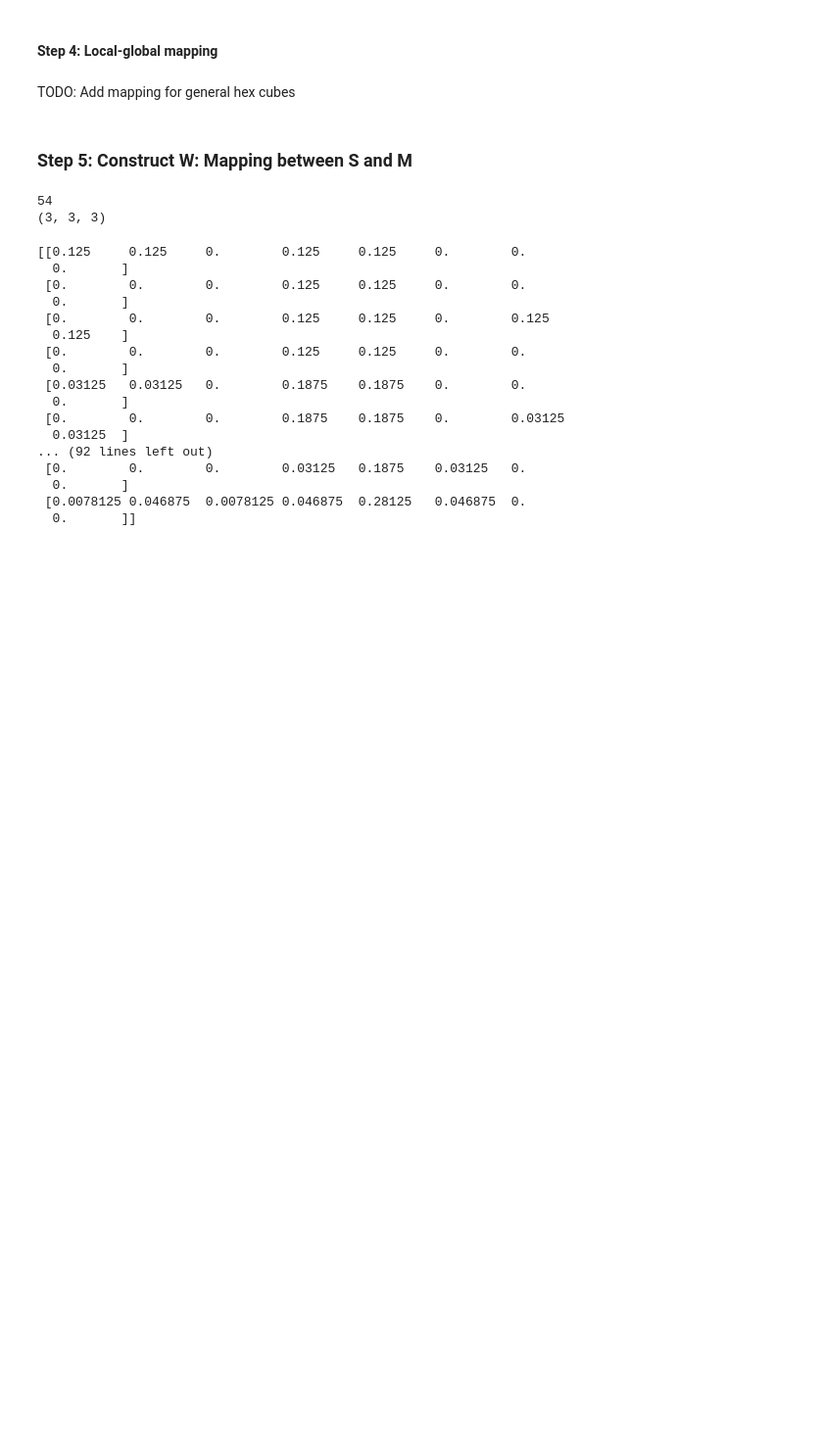
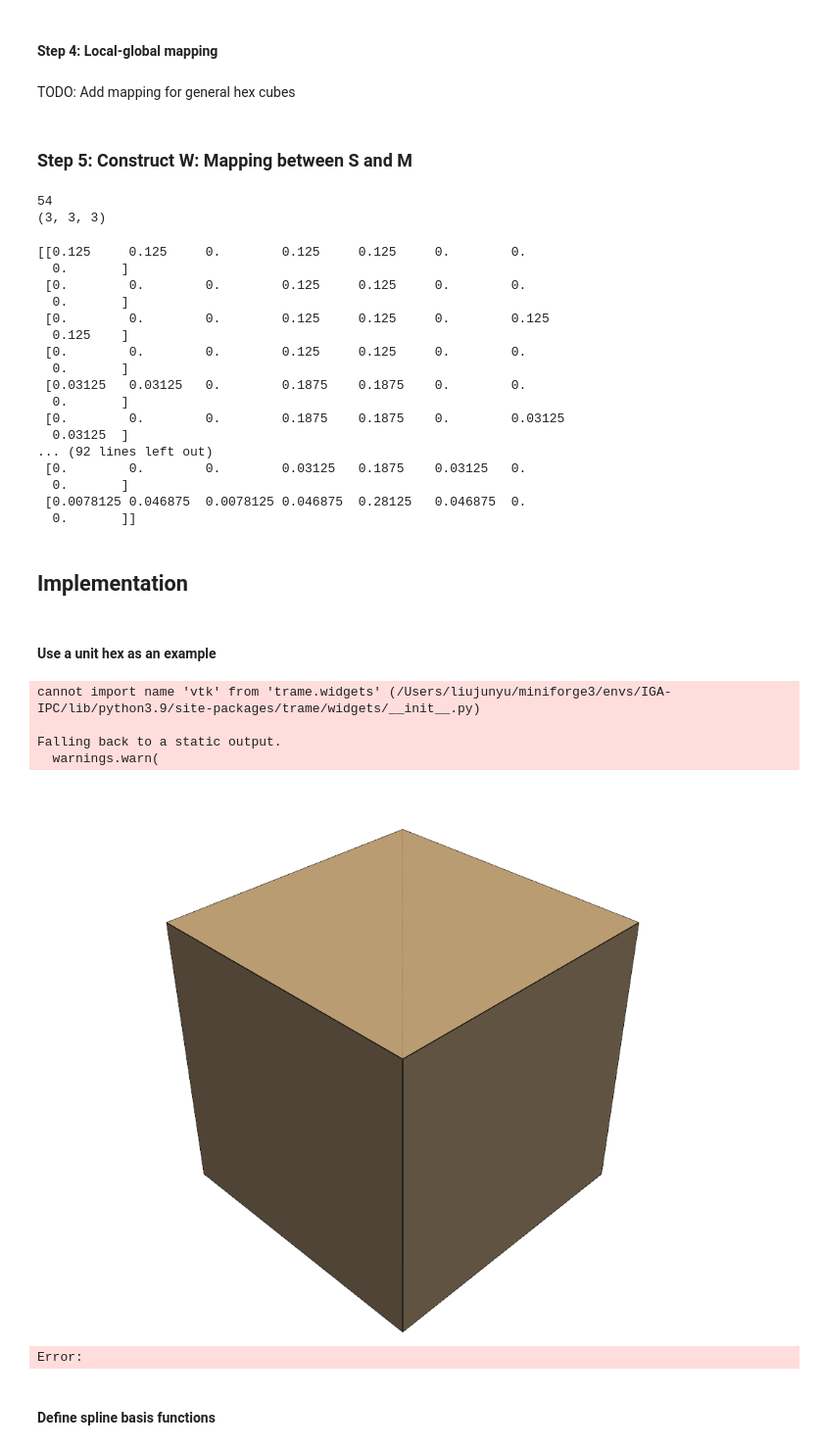
Before and after one commit to Junyu-Liu-Nate/polyfem, a Jupyter notebook: experiments/notebooks/iga-mapping.ipynb, the cells around one changed output. Shown at 98% size. Drawn from its saved outputs; the diff is of its cells as text; code cells hidden in the pictures; blank space fills up the shorter version.

```diff
--- a/experiments/notebooks/iga-mapping.ipynb
+++ b/experiments/notebooks/iga-mapping.ipynb
@@ -182,3 +182,5 @@ print(W[:, :, 0])
   0.       ]
  [0.0078125 0.046875  0.0078125 0.046875  0.28125   0.046875  0.
   0.       ]]
+# %% [markdown]
+## Implementation
@@ -184,0 +192,36 @@ print(W[:, :, 0])
+# %% [markdown]
+#### Use a unit hex as an example
+# %%
+# Define the vertices of the unit cube
+vertices = np.array([[0, 0, 0],
+                     [1, 0, 0],
+                     [1, 1, 0],
+                     [0, 1, 0],
+                     [0, 0, 1],
+                     [1, 0, 1],
+                     [1, 1, 1],
+                     [0, 1, 1]])
+
+# Hexahedral connectivity in VTK cell format
+# PyVista requires a cell array where the first number is the number of points in the cell
+# followed by the indices of the points that form the cell
+cells = np.hstack(([[8], [0, 1, 2, 3, 4, 5, 6, 7]]))
+
+# Create the unstructured grid
+hex_mesh = pv.UnstructuredGrid(cells, np.array([pv.CellType.HEXAHEDRON]), vertices)
+surface_mesh = hex_mesh.extract_surface()
+surface_mesh.save('hex.ply')
+
+# Visualize the mesh
+plotter = pv.Plotter()
+plotter.add_mesh(hex_mesh, show_edges=True, color="tan")
+plotter.show()
+# %% [output]
+cannot import name 'vtk' from 'trame.widgets' (/Users/liujunyu/miniforge3/envs/IGA-IPC/lib/python3.9/site-packages/trame/widgets/__init__.py)
+
+Falling back to a static output.
+  warnings.warn(
+[figure, added]
+Error:
+# %% [markdown]
+#### Define spline basis functions
```
Also changed, not shown: parts of 11 cells of this notebook, 4 other files.
